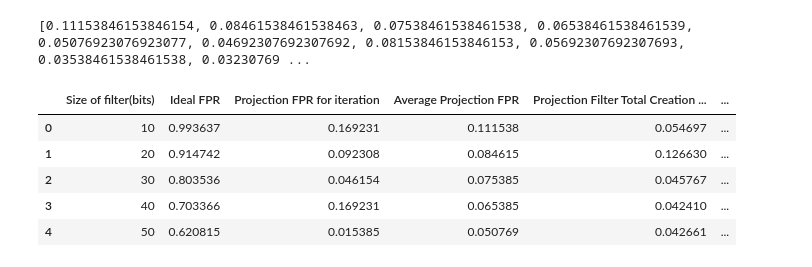
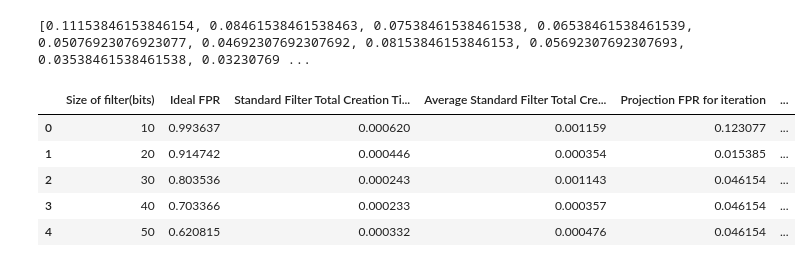
Before and after one commit to borthakur/Learned-Bloom-Filters, a Jupyter notebook: wine_rerun.ipynb, the cells around one changed output. Saved outputs shown, nothing was run; the diff lists cells and outputs as text; code cells hidden in the pictures.

```diff
--- a/wine_rerun.ipynb
+++ b/wine_rerun.ipynb
@@ -138,7 +166,7 @@ def eff_k(m,n,r):
         return 1
     return k
 # %%
-def get_data_points_Projection(x_train,x_test,y_train,init_size,diff,num,epochs,fpr_values,size_values,times):
+def get_data_points_Projection(x_train,x_test,y_train,init_size,diff,num,epochs,fpr_values,size_values,times,standard_times):
     input_dim = x_train.shape[1]
     n = sum(y_train)
     x_pos = x_train[(y_train==1).reshape(-1)]
@@ -148,6 +176,14 @@ def get_data_points_Projection(x_train,x_test,y_train,init_size,diff,num,epochs,
         m = init_size + i*diff
         k = eff_k(m,n,1)
         fpr = 1
+        start1 = timeit.default_timer()
+
+        stanbf = BloomFilter(m,k)
+        for x_pos_i in x_pos:
+            stanbf.add(sum(x_pos_i))
+
+        stop1 = timeit.default_timer()
+
         start = timeit.default_timer()
         tempbf = Projection_BloomFilter(m,k,input_dim)
         for j in range(0,epochs):
@@ -159,20 +195,22 @@ def get_data_points_Projection(x_train,x_test,y_train,init_size,diff,num,epochs,
                 tempbf=bf
         stop = timeit.default_timer()
         fpr_test=find_fpr2(tempbf,x_test)
-        print("Size: %d Bits - FPR: %f - Time Taken to create filter(sec): %f \n\n\n" % (m,fpr_test,stop-start))
+        print("Size: %d Bits - FPR: %f - Time Taken to create Standard: %f - Time Taken to create Projecion: %f \n\n\n" % (m,fpr_test,stop1-start1,stop-start))
         fpr_values += [fpr_test]
         size_values += [m]
         times += [stop-start]
+        standard_times += [stop1-start1]
 # %%
-num_of_iterations = 20 #Increase to make graph smoother
+num_of_iterations = 5#Increase to make graph smoother
 
 fpr_values = []
 size_values = []
 times = []
+standard_times = []
 
 for i in range(0,num_of_iterations):
     print("~~~~~~~~ Iteration %d ~~~~~~~~ \n" %(i+1))
-    get_data_points_Projection(x_train,x_test,y_train,10,10,300,100,fpr_values,size_values,times)
+    get_data_points_Projection(x_train,x_test,y_train,10,10,300,100,fpr_values,size_values,times,standard_times)
 # %% [output]
 ~~~~~~~~ Iteration 1 ~~~~~~~~
 
@@ -215,3 +253,13 @@ for i in range(0,total_fprs//num_of_iterations):
 print(len(average_times))
 # %% [output]
 300
+# %%
+total_standard_times = len(standard_times)
+average_standard_times = []
+for i in range(0,total_fprs//num_of_iterations):
+    temp = 0
+    for j in range(0,num_of_iterations):
+        temp += standard_times[i+j*(total_fprs//num_of_iterations)]
+    temp /= num_of_iterations
+    average_standard_times += [temp]
+print(len(average_standard_times))
@@ -259,15 +309,15 @@ print(average_fprs)
 # %% [output]
 [0.11153846153846154, 0.08461538461538463, 0.07538461538461538, 0.06538461538461539, 0.05076923076923077, 0.04692307692307692, 0.08153846153846153, 0.05692307692307693, 0.03538461538461538, 0.03230769 ...
 # %%
-saved_data = list(zip(size_values, y_ideal, fpr_values, average_fprs, times, average_times))
-df = pd.DataFrame(saved_data,columns = ['Size of filter(bits)','Ideal FPR', 'Projection FPR for iteration', 'Average Projection FPR', 'Projection Filter Total Creation Time(sec)', 'Average Projection Filter Total Creation Time(sec)'])
+saved_data = list(zip(size_values, y_ideal, standard_times, average_standard_times, fpr_values, average_fprs, times, average_times))
+df = pd.DataFrame(saved_data,columns = ['Size of filter(bits)','Ideal FPR','Standard Filter Total Creation Time(sec)', 'Average Standard Filter Total Creation Time(sec)', 'Projection FPR for iteration', 'Average Projection FPR', 'Projection Filter Total Creation Time(sec)', 'Average Projection Filter Total Creation Time(sec)'])
 df.head()
 # %% [output]
-|  | Size of filter(bits) | Ideal FPR | Projection FPR for iteration | Average Projection FPR | Projection Filter Total Creation ... | ... |
-| 0 | 10 | 0.993637 | 0.169231 | 0.111538 | 0.054697 | ... |
-| 1 | 20 | 0.914742 | 0.092308 | 0.084615 | 0.126630 | ... |
-| 2 | 30 | 0.803536 | 0.046154 | 0.075385 | 0.045767 | ... |
-| 3 | 40 | 0.703366 | 0.169231 | 0.065385 | 0.042410 | ... |
-| 4 | 50 | 0.620815 | 0.015385 | 0.050769 | 0.042661 | ... |
+|  | Size of filter(bits) | Ideal FPR | Standard Filter Total Creation Ti... | Average Standard Filter Total Cre... | Projection FPR for iteration | ... |
+| 0 | 10 | 0.993637 | 0.000620 | 0.001159 | 0.123077 | ... |
+| 1 | 20 | 0.914742 | 0.000446 | 0.000354 | 0.015385 | ... |
+| 2 | 30 | 0.803536 | 0.000243 | 0.001143 | 0.046154 | ... |
+| 3 | 40 | 0.703366 | 0.000233 | 0.000357 | 0.046154 | ... |
+| 4 | 50 | 0.620815 | 0.000332 | 0.000476 | 0.046154 | ... |
 # %%
 df.to_csv('/Users/aditijain/Desktop/NewFolderWithItems/SURA/Wine_rerun_epochs_100.csv')
```
Also changed, not shown: parts of 6 cells of this notebook.
